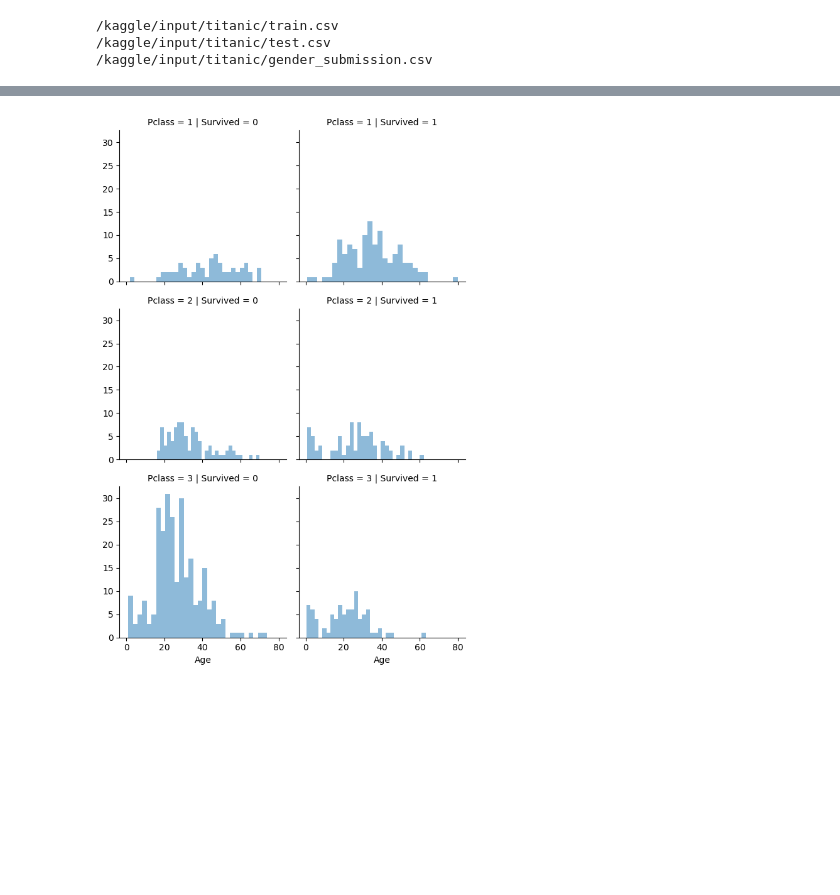
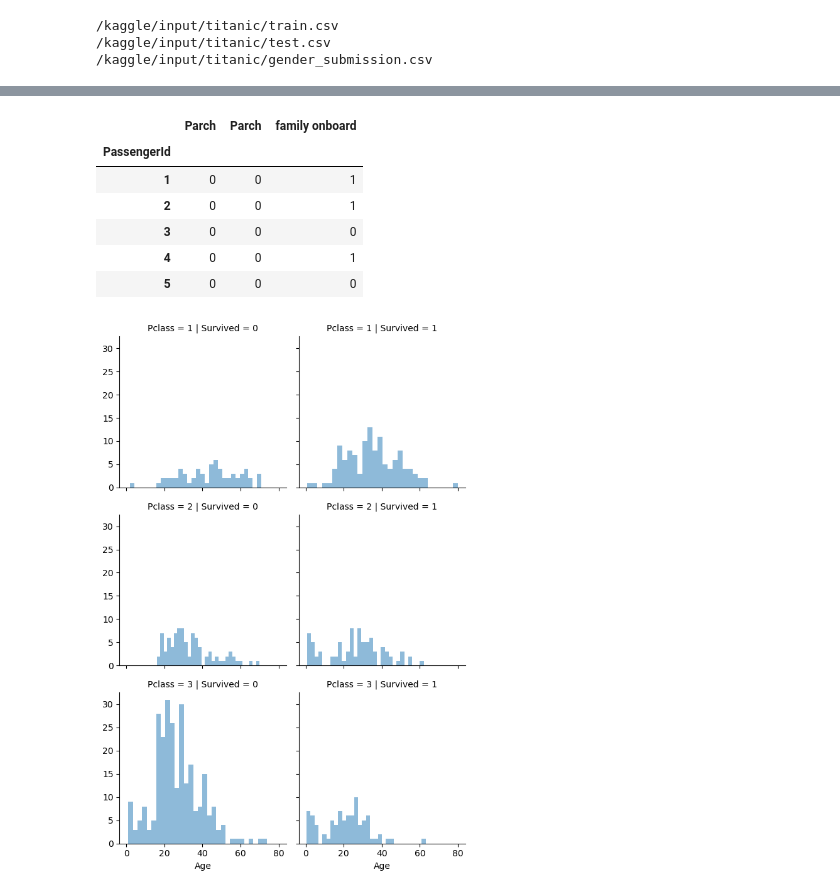
Before and after one commit to joeinsanity/titanic_ML_model_progresion, a Jupyter notebook: titanic.ipynb, the cells around one changed output, grey strips where cells are left out. Drawn from its saved outputs; the diff is of its cells as text; code cells hidden in the pictures; blank space fills up the shorter version.

```diff
--- a/titanic.ipynb
+++ b/titanic.ipynb
@@ -78,9 +108,20 @@ dtype: int64
 # %%
 #visualing data
 grid = sns.FacetGrid(titanic_train_data, col='Survived', row='Pclass', aspect=1)
 grid.map(plt.hist, 'Age', alpha=.5, bins=30)
 grid.add_legend();
+
+##creating new rows with data provided, just showcasing the skill, not that as usefull this project
+titanic_train_data["total family onboard"] = titanic_train_data.Parch + titanic_train_data.SibSp
+titanic_train_data[["Parch", "Parch", "total family onboard"]].head()
 # %% [output]
+|  | Parch | Parch | family onboard |
+| PassengerId |  |  |  |
+| 1 | 0 | 0 | 1 |
+| 2 | 0 | 0 | 1 |
+| 3 | 0 | 0 | 0 |
+| 4 | 0 | 0 | 1 |
+| 5 | 0 | 0 | 0 |
 [figure]
 # %%
 ## feature engineering section
```
Also changed, not shown: parts of 2 cells of this notebook.
